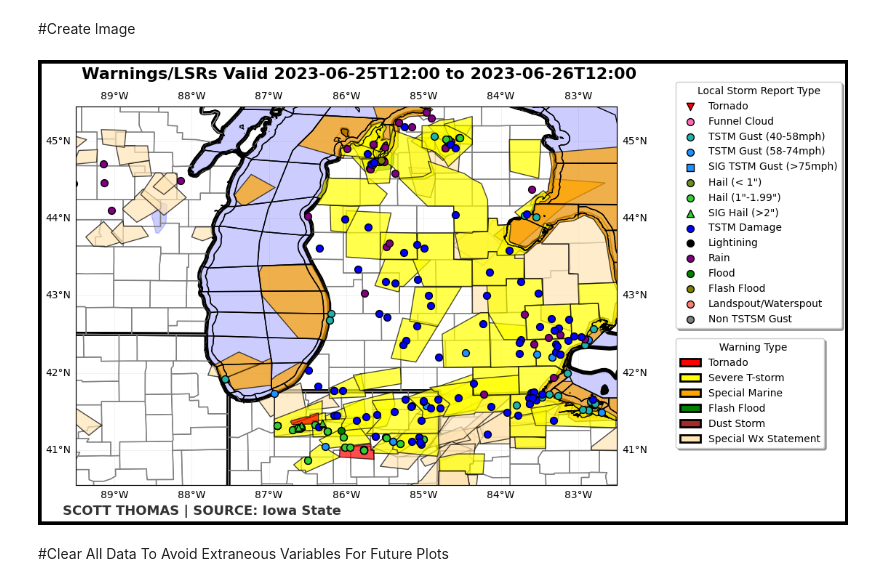
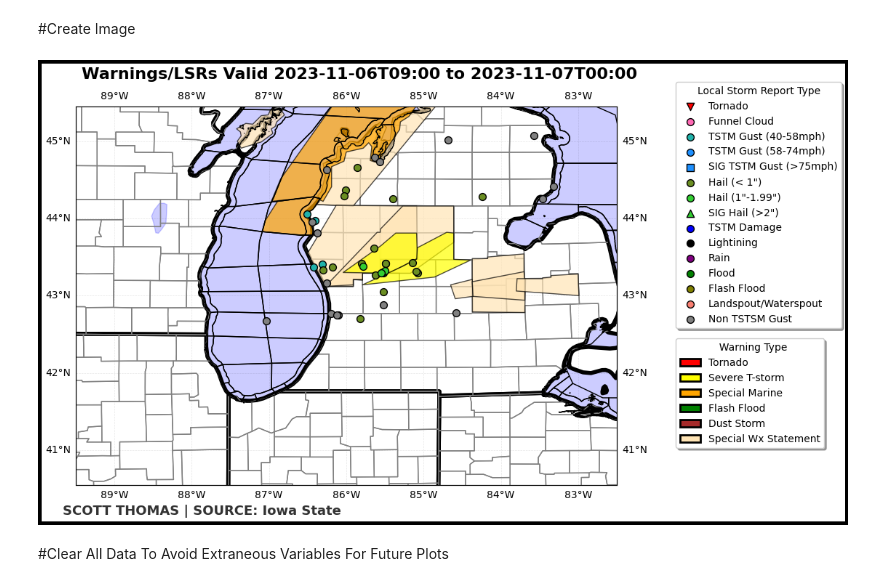
Before and after one commit to scottthomaswx/WarningPlotter, a Jupyter notebook: Warning_Plotter.ipynb, the cells around one changed output. Cells and saved outputs as stored; diff of their text form; code cells hidden in the pictures.

```diff
--- a/Warning_Plotter.ipynb
+++ b/Warning_Plotter.ipynb
@@ -27,8 +27,8 @@ import numpy as np
 # @markdown # Start and End Date/Time Selection
 # @markdown ## Enter in the format YYYY-MM-DDT:HH:MM
 
-Begins = '2023-06-25T12:00' #@param {type:"string"}
-Ends = '2023-06-26T12:00' #@param {type:"string"}
+Begins = '2023-11-06T09:00' #@param {type:"string"}
+Ends = '2023-11-07T00:00' #@param {type:"string"}
 
 WestLong = -89.5 # @param {type:"number"}
 EastLong = -82.5 # @param {type:"number"}
@@ -48,7 +48,7 @@ except:
 #Pull LSRs
 try:
   LSR1 = 'https://mesonet.agron.iastate.edu/cgi-bin/request/gis/lsr.py?sts='+Begins+'Z&ets='+Ends+'Z&fmt=csv'
-  LSR1File = pd.read_csv(LSR1)
+  LSR1File = pd.read_csv(LSR1, on_bad_lines='skip')
 except:
   LSR1File = pd.DataFrame(data)
 try:
@@ -122,7 +122,7 @@ ax.scatter(y = FNCSR['LAT'], x = FNCSR['LON'], zorder=999, color = 'hotpink', la
 ax.scatter(y = SSTSGSR['LAT'], x = SSTSGSR['LON'], zorder=999, color = 'lightseagreen', label = 'TSTM Gust (40-58mph)', s = 50, edgecolor = 'black')
 ax.scatter(y = TSGSR['LAT'], x = TSGSR['LON'], zorder=1000, color = 'dodgerblue', label = 'TSTM Gust (58-74mph)', s = 50, edgecolor = 'black')
 ax.scatter(y = SIGTSGSR['LAT'], x = SIGTSGSR['LON'], zorder=1001, color = 'dodgerblue', label = 'SIG TSTM Gust (>75mph)', marker = 's', edgecolor = 'black', s = 55)
-ax.scatter(y = HALSR['LAT'], x = HALSR['LON'], zorder=999, color = 'olivedrab', label = 'Hail (< 1")', s = 50, edgecolor = 'black')
+ax.scatter(y = SSHALSR['LAT'], x = SSHALSR['LON'], zorder=999, color = 'olivedrab', label = 'Hail (< 1")', s = 50, edgecolor = 'black')
 ax.scatter(y = HALSR['LAT'], x = HALSR['LON'], zorder=1000, color = 'limegreen', label = 'Hail (1"-1.99")', s = 50, edgecolor = 'black')
 ax.scatter(y = SIGHALSR['LAT'], x = SIGHALSR['LON'], zorder=1001, color = 'limegreen', label = 'SIG Hail (>2")', marker = '^', edgecolor = 'black', s = 55)
 ax.scatter(y = SSMTGSR['LAT'], x = SSMTGSR['LON'], zorder=999, color = 'lightseagreen', s = 50, edgecolor = 'black')
@@ -140,34 +140,34 @@ TORW = mpatches.Rectangle((0, 0), 1, 0.1, linewidth=2, edgecolor='black', faceco
 SMW = mpatches.Rectangle((0, 0), 1, 0.1, linewidth=2, edgecolor='black', facecolor='orange')
 SVRW = mpatches.Rectangle((0, 0), 1, 0.1, linewidth=2, edgecolor='black', facecolor='yellow')
 FFW = mpatches.Rectangle((0, 0), 1, 0.1, linewidth=2, edgecolor='black', facecolor='green')
 DSTW = mpatches.Rectangle((0, 0), 1, 0.1, linewidth=2, edgecolor='black', facecolor='brown')
 SPSW = mpatches.Rectangle((0, 0), 1, 0.1, linewidth=2, edgecolor='black', facecolor='#FFE4B5')
 
 axb.legend([TORW, SVRW, SMW, FFW, DSTW, SPSW], ['Tornado', 'Severe T-storm', 'Special Marine', 'Flash Flood', 'Dust Storm', 'Special Wx Statement'],
             loc='upper left', fontsize=10, facecolor='white', markerscale=8,
             labelcolor='k', title='  Warning Type', title_fontsize=10,
            bbox_to_anchor=(1.10, 0.4), fancybox=True, shadow=True,).set_zorder(10)
 
 ax.coastlines(color='black',resolution='10m',zorder=99)
 ax.add_feature(cfeat.STATES.with_scale('50m'),edgecolor='black', zorder=9, linewidth = 4)
 ax.add_feature(USCOUNTIES, facecolor='None', edgecolor='gray', zorder=9)
 lake = cfeat.NaturalEarthFeature('physical', 'lakes', '50m', edgecolor='blue', facecolor='blue', alpha=0.2)
 ax.add_feature(lake)
 plt.figtext(0.11, 0.23, f'SCOTT THOMAS | SOURCE: Iowa State', weight='bold', color='black', fontsize=13, ha='left', alpha=0.8)
 plt.figtext(0.45, 0.73, f'Warnings/LSRs Valid {Begins} to {Ends}', ha='center', weight='bold', fontsize=16)
 gl = ax.gridlines(draw_labels = True, x_inline = False, y_inline = False, rotate_labels = False, linewidth = 0.5, linestyle = '--', color = 'black', alpha = 0.1)
 gl.x_labels_top = False
 gl.x_labels_bottom = True
 axb.grid(False)
 axb.set_xticks([])
 axb.set_yticks([])
 box1 = ax.get_position()
 ax.set_position([box1.x0, box1.y0, box1.width * 0.8, box1 .height*0.95])
 ax.legend(loc='lower left', bbox_to_anchor=(1.10, 0.4),
     ncol=1, fancybox=True, shadow=True, title = 'Local Storm Report Type')
 plt.savefig(f'WarningsLSRs{Ends}.png', bbox_inches = 'tight')
 # %% [output]
-[figure, old version]
+[figure, new version]
 # %% [markdown]
 #Clear All Data To Avoid Extraneous Variables For Future Plots
 # %%
```
